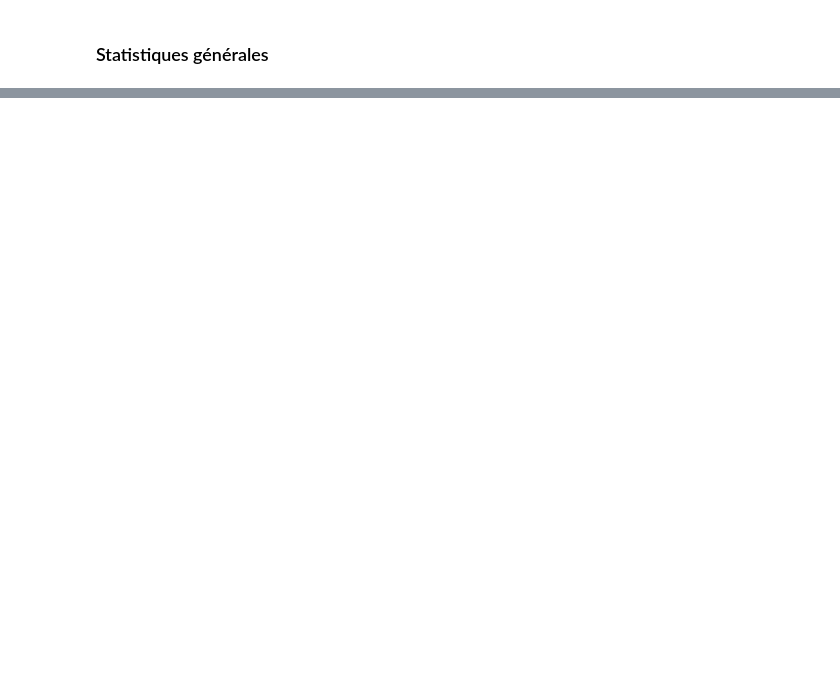
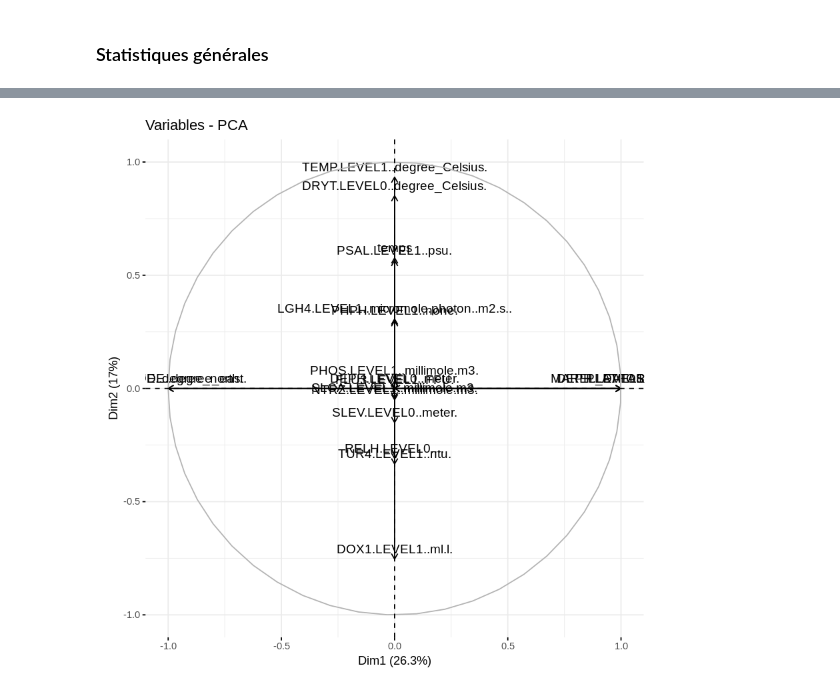
Before and after one commit to weatherforce/extremime, a Jupyter notebook: exemples/Exemple-traitement-donnees-Coriolis.ipynb, the cells around one changed output, grey strips where cells are left out. Saved outputs shown, nothing was run; the diff lists cells and outputs as text; code cells hidden in the pictures; blank space fills up the shorter version.

```diff
--- a/exemples/Exemple-traitement-donnees-Coriolis.ipynb
+++ b/exemples/Exemple-traitement-donnees-Coriolis.ipynb
@@ -80,0 +150,9 @@ summary(df)
+# %%
+source('Fonction_Alignement.r')
+
+info.timestep = TimeStep.median(df)
+
+dtA = compute.TimeSetp(info.timestep, dtAuto=TRUE, dtForce=0)
+
+df = TimeAlign(data=df, dtA=dtA)
+head(df)
@@ -80,0 +194,8 @@ summary(df)
+# %%
+colonneDate=as.character(format(df$temps,"%F"))
+colonneHeure=as.character(format(df$temps,"%X"))
+iTemps=grep(pattern="temps",names(df))
+indDate=grep(pattern="DATE",names(df))
+indHour=NULL
+iSup=c(iTemps,indDate,indHour)
+df.Formated=data.frame('Dates'=colonneDate,'Hours'=colonneHeure,(df[,-iSup]))
@@ -80,0 +242,5 @@ summary(df)
+# %%
+library("FactoMineR") #ACP
+library("factoextra") #ACP
+
+ACP=data.matrix(df)#Variable #att NA.OMIT
@@ -80,0 +250,2 @@ summary(df)
+# %%
+res.pca=PCA(ACP, scale.unit = TRUE, ncp = 5, graph = TRUE)
@@ -80,0 +256,4 @@ summary(df)
+# %%
+fviz_pca_var(res.pca, col.var = "black");
+# %% [output]
+[figure, added]
```
Also changed, not shown: parts of 67 cells of this notebook, 8 other files.
